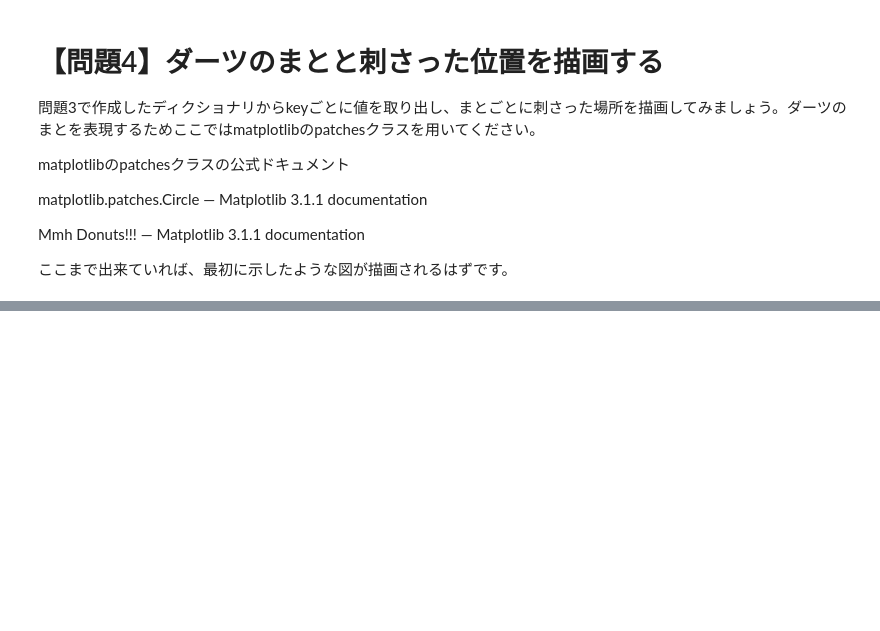
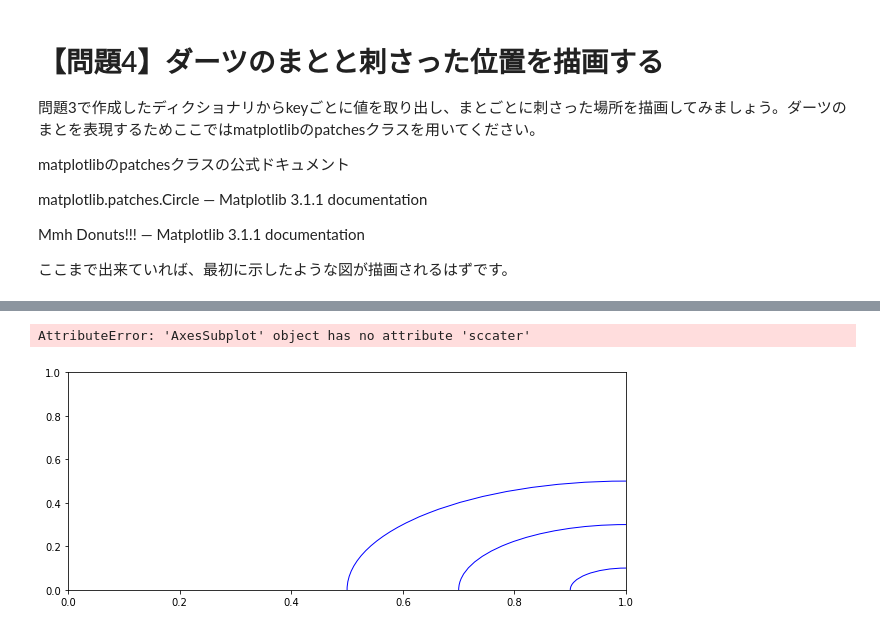
Before and after one commit to shibata0827/diveintocode-ml, a Jupyter notebook: week2/week2-work4.ipynb, the cells around one changed output, grey strips where cells are left out. Cells and saved outputs as stored; diff of their text form; code cells hidden in the pictures; blank space fills up the shorter version.

```diff
--- a/week2/week2-work4.ipynb
+++ b/week2/week2-work4.ipynb
@@ -127,0 +128,26 @@ ax6.add_patch(f)
+# %%
+import matplotlib.pyplot as plt
+import matplotlib.patches as patches
+%matplotlib inline
+
+fig = plt.figure(figsize=(10, 4))
+ax = fig.add_subplot(111)
+
+for i in np.arange(0, 6):
+
+    circle1 = patches.Circle(xy=(i+1, 0), radius=0.1, fill=False, ec='b')
+    circle2 = patches.Circle(xy=(i+1, 0), radius=0.3, fill=False, ec='b')
+    circle3 = patches.Circle(xy=(i+1, 0), radius=0.5, fill=False, ec='b')
+
+    ax.add_patch(circle1)
+    ax.add_patch(circle2)
+    ax.add_patch(circle3)
+
+    ax.sccater(target_loc[i+1][0])
+
+# 図の調整
+ax.set_xlim(0.25, 6.75)
+ax.set_ylim(-0.55,0.55)
+# %% [output]
+AttributeError: 'AxesSubplot' object has no attribute 'sccater'
+[figure, added]
```
Also changed, not shown: parts of 5 cells of this notebook, 3 other files.
